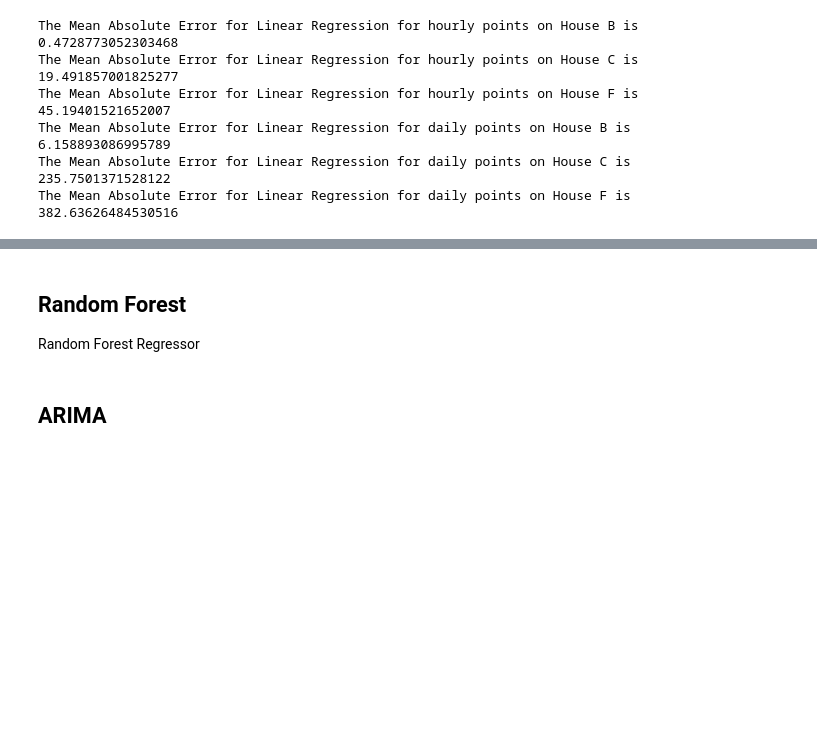
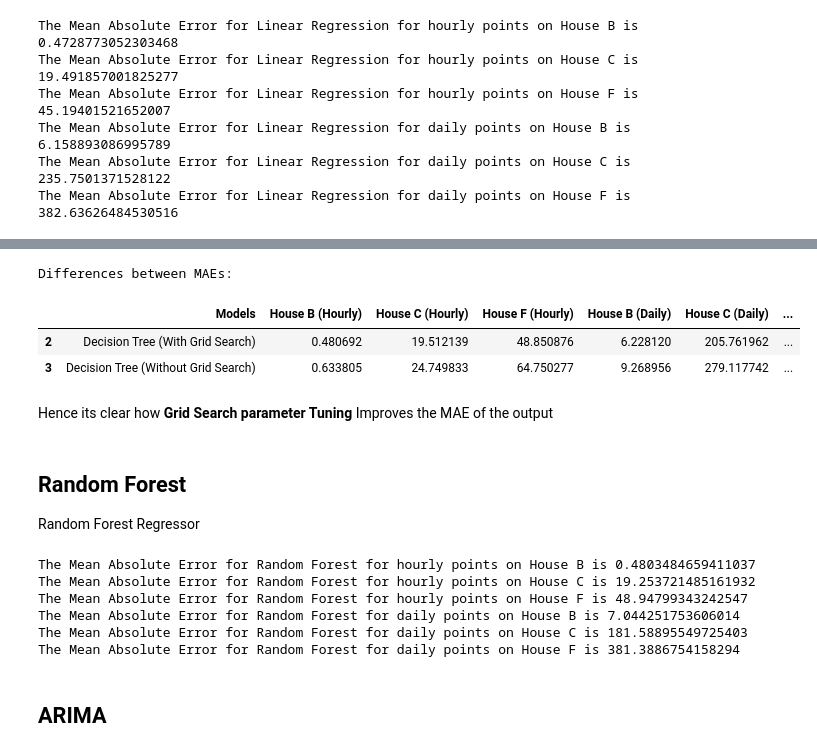
Before and after one commit to pratik-nagelia/SBU-CSE-551-Smart-Energy, a Jupyter notebook: Assignment 1 /Electricity Demand Prediction- Pratik.ipynb, the cells around one changed output, grey strips where cells are left out. Saved outputs shown, nothing was run; the diff lists cells and outputs as text; code cells hidden in the pictures; blank space fills up the shorter version.

Commit message:
Running models

```diff
--- a/Assignment 1 /Electricity Demand Prediction- Pratik.ipynb
+++ b/Assignment 1 /Electricity Demand Prediction- Pratik.ipynb
@@ -263,0 +342,26 @@ The Mean Absolute Error for Linear Regression for daily points on House F is 382
+# %%
+models.append("Decision Tree (Without Grid Search)")
+
+maeVal = DecisionTree(weather_hourly_B, energy_hourly_B, splitHB)
+maeBHourly.append(maeVal)
+print("The Mean Absolute Error for DecisionTree Model for hourly points on House B is", maeVal)
+
+maeVal = DecisionTree(weather_hourly_C, energy_hourly_C, splitHC)
+maeCHourly.append(maeVal)
+print("The Mean Absolute Error for DecisionTree Model for hourly points on House C is", maeVal)
+
+maeVal = DecisionTree(weather_hourly_F, energy_hourly_F, splitHF)
+maeFHourly.append(maeVal)
+print("The Mean Absolute Error for DecisionTree Model for hourly points on House F is", maeVal)
+
+maeVal = DecisionTree(weather_daily_B, energy_daily_B, splitDB)
+maeBDaily.append(maeVal)
+print("The Mean Absolute Error for DecisionTree Model for daily points on House B is", maeVal)
+
+maeVal = DecisionTree(weather_daily_C, energy_daily_C, splitDC)
+maeCDaily.append(maeVal)
+print("The Mean Absolute Error for DecisionTree Model for daily points on House C is", maeVal)
+
+maeVal = DecisionTree(weather_daily_F, energy_daily_F, splitDF)
+maeFDaily.append(maeVal)
+print("The Mean Absolute Error for DecisionTree Model for daily points on House F is", maeVal)
@@ -264,3 +375,22 @@ The Mean Absolute Error for Linear Regression for daily points on House F is 382
+# %%
+decisionTree = pd.DataFrame({
+    'Models': models,
+    'House B (Hourly)': maeBHourly,
+    'House C (Hourly)': maeCHourly,
+    'House F (Hourly)': maeFHourly,
+    'House B (Daily)': maeBDaily,
+    'House C (Daily)': maeCDaily,
+    'House F (Daily)': maeFDaily,
+})
+print("Differences between MAEs:")
+display(decisionTree.loc[2:3])
+# %% [output]
+Differences between MAEs:
+|  | Models | House B (Hourly) | House C (Hourly) | House F (Hourly) | House B (Daily) | House C (Daily) | ... |
+| 2 | Decision Tree (With Grid Search) | 0.480692 | 19.512139 | 48.850876 | 6.228120 | 205.761962 | ... |
+| 3 | Decision Tree (Without Grid Search) | 0.633805 | 24.749833 | 64.750277 | 9.268956 | 279.117742 | ... |
+# %% [markdown]
+Hence its clear how **Grid Search parameter Tuning** Improves the MAE of the output
 # %% [markdown]
 ## Random Forest
 
@@ -279,2 +413,35 @@ Random Forest Regressor
+# %%
+models.append("Random Forest")
+
+maeVal = RandomForestModel(weather_hourly_B, energy_hourly_B, splitHB)
+maeBHourly.append(maeVal)
+print("The Mean Absolute Error for Random Forest for hourly points on House B is", maeVal)
+
+maeVal = RandomForestModel(weather_hourly_C, energy_hourly_C, splitHC)
+maeCHourly.append(maeVal)
+print("The Mean Absolute Error for Random Forest for hourly points on House C is", maeVal)
+
+maeVal = RandomForestModel(weather_hourly_F, energy_hourly_F, splitHF)
+maeFHourly.append(maeVal)
+print("The Mean Absolute Error for Random Forest for hourly points on House F is", maeVal)
+
+maeVal = RandomForestModel(weather_daily_B, energy_daily_B, splitDB)
+maeBDaily.append(maeVal)
+print("The Mean Absolute Error for Random Forest for daily points on House B is", maeVal)
+
+maeVal = RandomForestModel(weather_daily_C, energy_daily_C, splitDC)
+maeCDaily.append(maeVal)
+print("The Mean Absolute Error for Random Forest for daily points on House C is", maeVal)
+
+maeVal = RandomForestModel(weather_daily_F, energy_daily_F, splitDF)
+maeFDaily.append(maeVal)
+print("The Mean Absolute Error for Random Forest for daily points on House F is", maeVal)
+# %% [output]
+The Mean Absolute Error for Random Forest for hourly points on House B is 0.4803484659411037
+The Mean Absolute Error for Random Forest for hourly points on House C is 19.253721485161932
+The Mean Absolute Error for Random Forest for hourly points on House F is 48.94799343242547
+The Mean Absolute Error for Random Forest for daily points on House B is 7.044251753606014
+The Mean Absolute Error for Random Forest for daily points on House C is 181.58895549725403
+The Mean Absolute Error for Random Forest for daily points on House F is 381.3886754158294
 # %% [markdown]
 ## ARIMA
```
Also changed, not shown: parts of 19 cells of this notebook, 1 other file.
